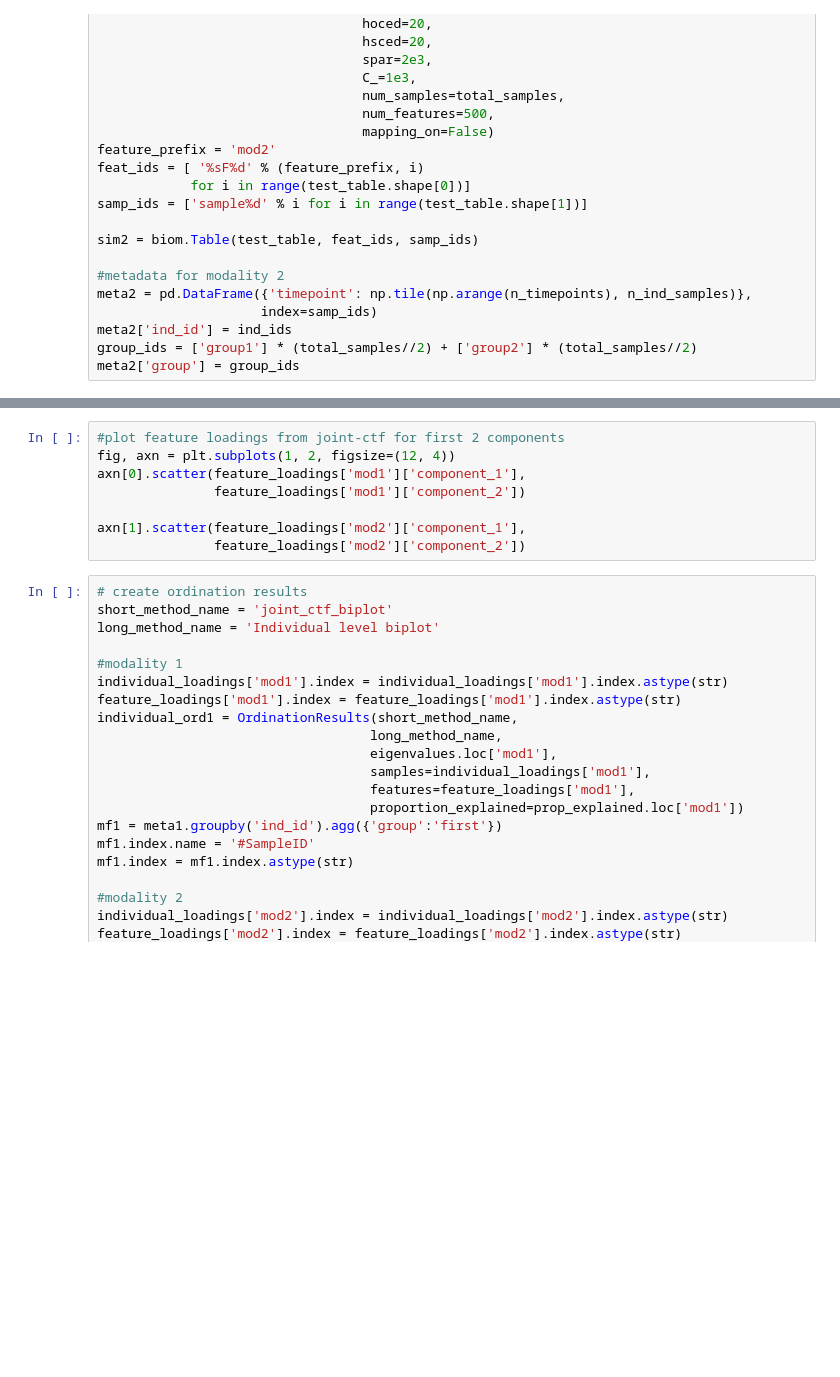
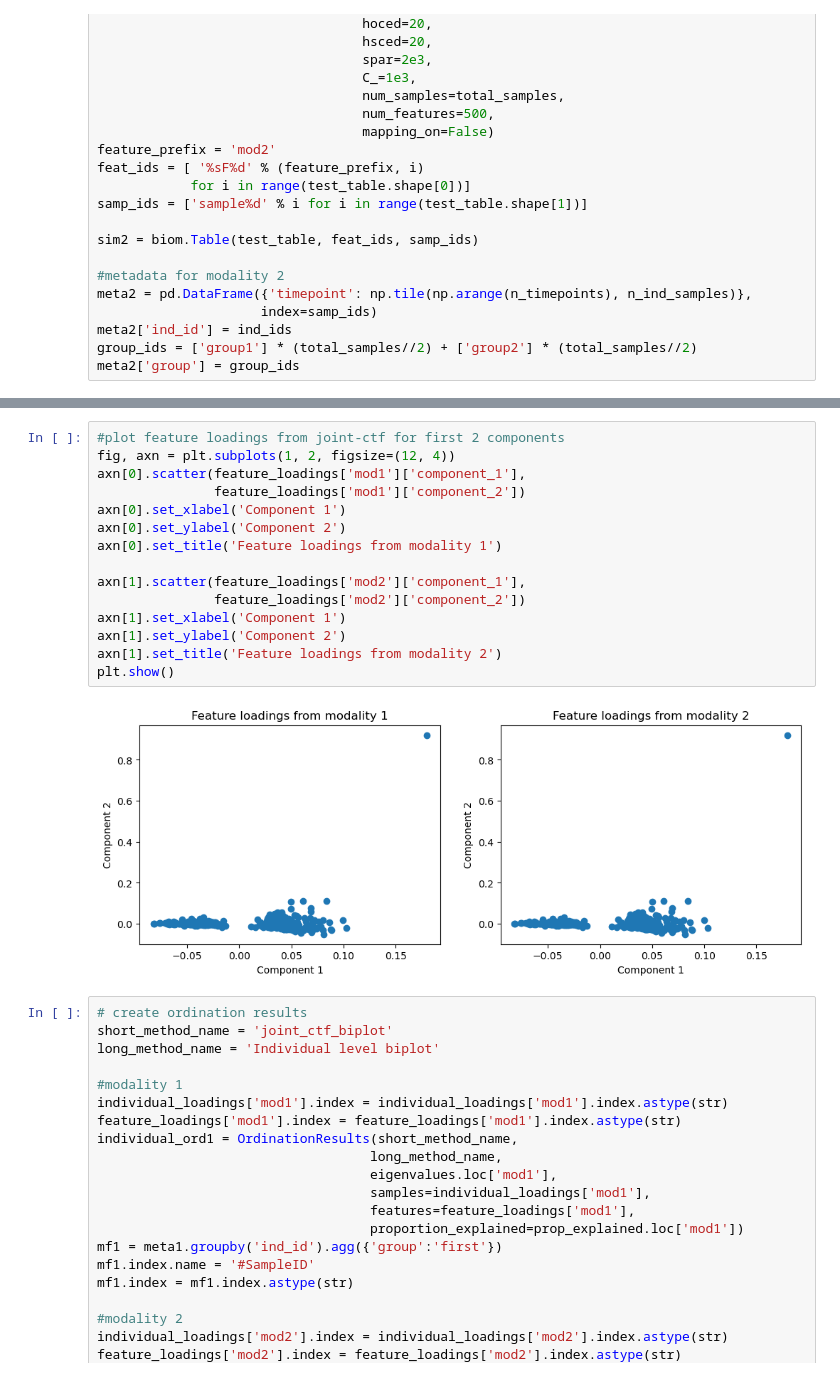
Before and after one commit to Biacordazzo/bia_gemelli, a Jupyter notebook: gemelli/joint_ctf.ipynb, the cells around one changed output, grey strips where cells are left out. Drawn from its saved outputs; the diff is of its cells as text; blank space fills up the shorter version.

```diff
--- a/gemelli/joint_ctf.ipynb
+++ b/gemelli/joint_ctf.ipynb
@@ -1658,11 +1859,20 @@ axn[1].scatter(individual_loadings['mod2']['component_1'],
 # %%
 #plot feature loadings from joint-ctf for first 2 components
 fig, axn = plt.subplots(1, 2, figsize=(12, 4))
 axn[0].scatter(feature_loadings['mod1']['component_1'],
                feature_loadings['mod1']['component_2'])
+axn[0].set_xlabel('Component 1')
+axn[0].set_ylabel('Component 2')
+axn[0].set_title('Feature loadings from modality 1')
 
 axn[1].scatter(feature_loadings['mod2']['component_1'],
                feature_loadings['mod2']['component_2'])
+axn[1].set_xlabel('Component 1')
+axn[1].set_ylabel('Component 2')
+axn[1].set_title('Feature loadings from modality 2')
+plt.show()
+# %% [output]
+[figure, added]
 # %%
 # create ordination results
 short_method_name = 'joint_ctf_biplot'
```
Also changed, not shown: parts of 14 cells of this notebook.
